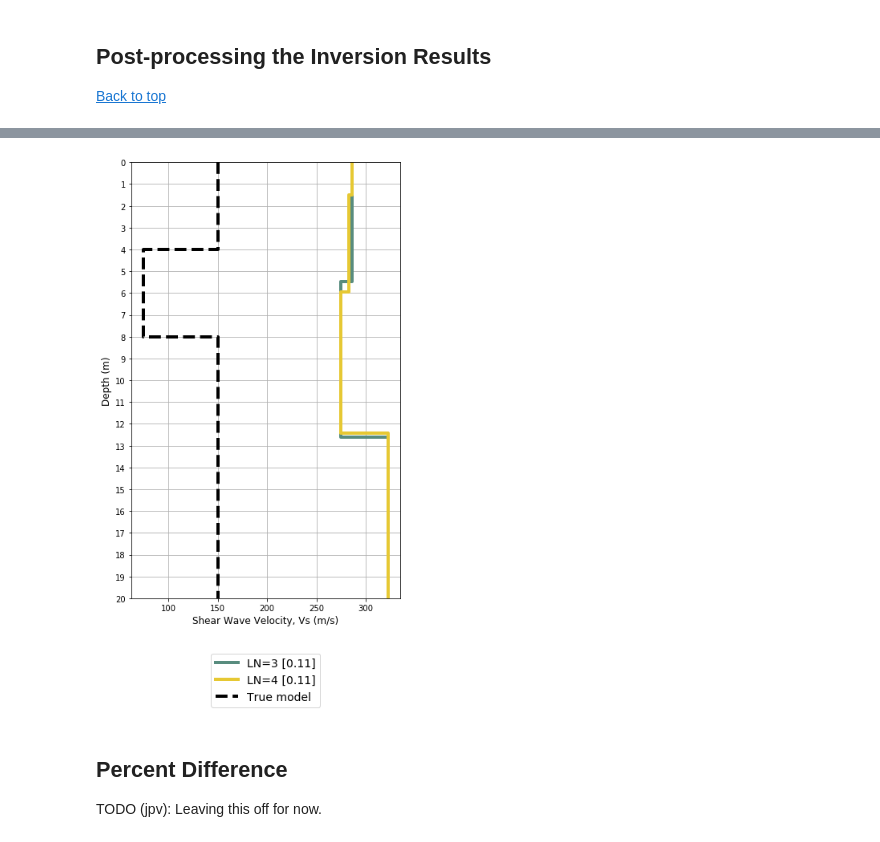
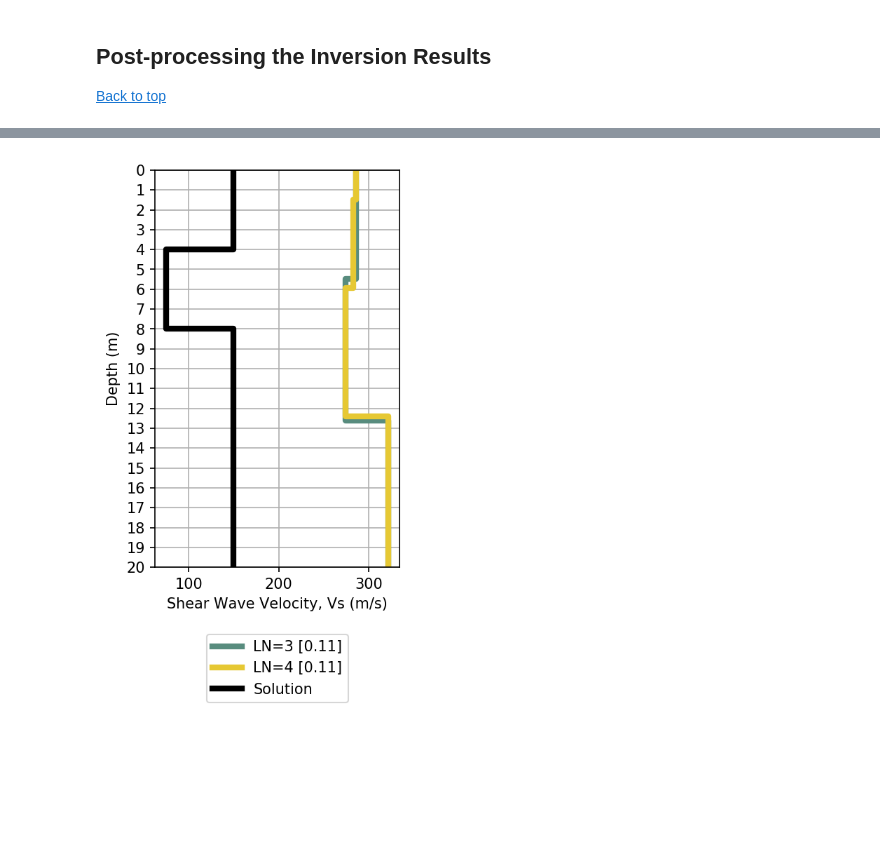
Before and after one commit to jpvantassel/swprepost, a Jupyter notebook: examples/UTinvert_Workflow.ipynb, the cells around one changed output, grey strips where cells are left out. Cells and saved outputs as stored; diff of their text form; code cells hidden in the pictures; blank space fills up the shorter version.

```diff
--- a/examples/UTinvert_Workflow.ipynb
+++ b/examples/UTinvert_Workflow.ipynb
@@ -410,51 +392,37 @@ plt.show()
 # %%
 # True Profile
 tk=[4,4,0]          # Thickness (m)
 vs=[150,75,150]     # Shear-wave velocity (m/s)
 vp=[300,150,300]    # Compression-wave velocity (m/s)
 rh=[2000]*3         # Mass density (kg/m3)
 
 true=swipp.GroundModel(thickness=tk, vp=vp, vs=vs, density=rh)
 
-# Plotting
+# Inverted GroundModels
+ngm = 1             # Number of GroundModels
+
 npars = len(dcs.keys())
-fig, axs = plt.subplots(nrows=1, ncols=npars, sharey=True, sharex=True, figsize=(6*npars,10))
+fig, axs = plt.subplots(nrows=1, ncols=npars, sharey=True, sharex=True, figsize=(3*npars, 5), dpi=150)
 axs = [axs] if type(axs) != list else axs
 for partype, ax in zip(gms, axs):
-
-
-
     for parnumber, color in zip(gms[partype], colors):
-
-
         best = bestseed[partype][parnumber]
         suite = gms[partype][parnumber][best]
+        label = f"{partype}={parnumber} {suite.misfit_repr(ngm)}"
 
-        misfits = dcs[partype][parnumber][best].misfits
-        if len(misfits)==1:
-            misfit_txt = f"{round(misfits[0],2)}"
-        else:
-            misfit_txt = f"{round(misfits[0],2)}-{round(misfits[ndc],2)}"
-        label = f"{partype}={parnumber} [{misfit_txt}]"
-
-        gm = suite[0]
-
-        ax.plot(gm.vs2, gm.depth, color=color, linewidth=4, label=label)
+        for gm in suite[:ngm]:
+            ax.plot(gm.vs2, gm.depth, color=color, linewidth=4, label=label)
+            label=None
 
     ax.plot(true.vs2, true.depth,
-            color='black', linestyle='dashed', linewidth = 4,
-            label='True model')
+            color='black', linewidth = 4, label='Solution')
     ax.set_ylim([20,0])
-    ax.set_xlabel('Shear Wave Velocity, Vs (m/s)', fontsize=12)
-    ax.set_ylabel('Depth (m)', fontsize=12)
+    ax.set_xlabel('Shear Wave Velocity, Vs (m/s)')
+    ax.set_ylabel('Depth (m)')
     ax.grid(which='both')
-    ax.legend(fontsize=14, bbox_to_anchor=(0.5, -0.25), loc='lower center', borderaxespad=0.)
+    ax.legend(bbox_to_anchor=(0.5, -0.15), loc='upper center')
     ax.set_yticks(np.arange(0, 21, 1))
 
 plt.show()
 # %% [output]
-[figure, old version]
+[figure, new version]
-# %% [markdown]
-## Percent Difference
-
-TODO (jpv): Leaving this off for now.
```
Also changed, not shown: parts of 12 cells of this notebook, 2 other files.
